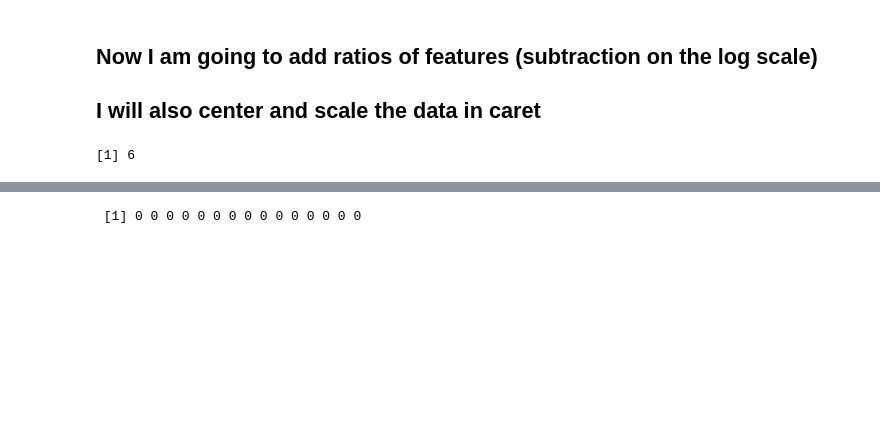
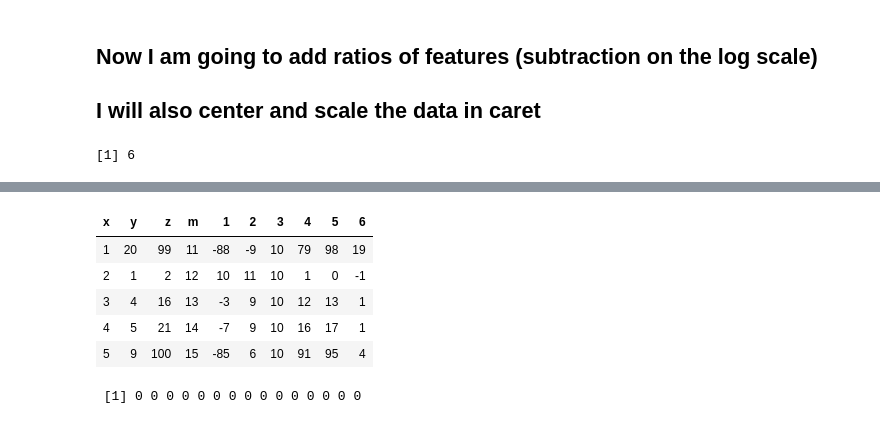
Before and after one commit to remi10001/TB, a Jupyter notebook: Monkey_analysis_R.ipynb, the cells around one changed output, grey strips where cells are left out. Cells and saved outputs as stored; diff of their text form; code cells hidden in the pictures; blank space fills up the shorter version.

```diff
--- a/Monkey_analysis_R.ipynb
+++ b/Monkey_analysis_R.ipynb
@@ -490,3 +526,12 @@ z = get.ratios(w)
+# %%
+z
+# %% [output]
+| x | y | z | m | 1 | 2 | 3 | 4 | 5 | 6 |
+| 1 | 20 | 99 | 11 | -88 | -9 | 10 | 79 | 98 | 19 |
+| 2 | 1 | 2 | 12 | 10 | 11 | 10 | 1 | 0 | -1 |
+| 3 | 4 | 16 | 13 | -3 | 9 | 10 | 12 | 13 | 1 |
+| 4 | 5 | 21 | 14 | -7 | 9 | 10 | 16 | 17 | 1 |
+| 5 | 9 | 100 | 15 | -85 | 6 | 10 | 91 | 95 | 4 |
 # %%
 x = 1:6
 n = length(x)
```
Also changed, not shown: parts of 5 cells of this notebook, 1 other file.
